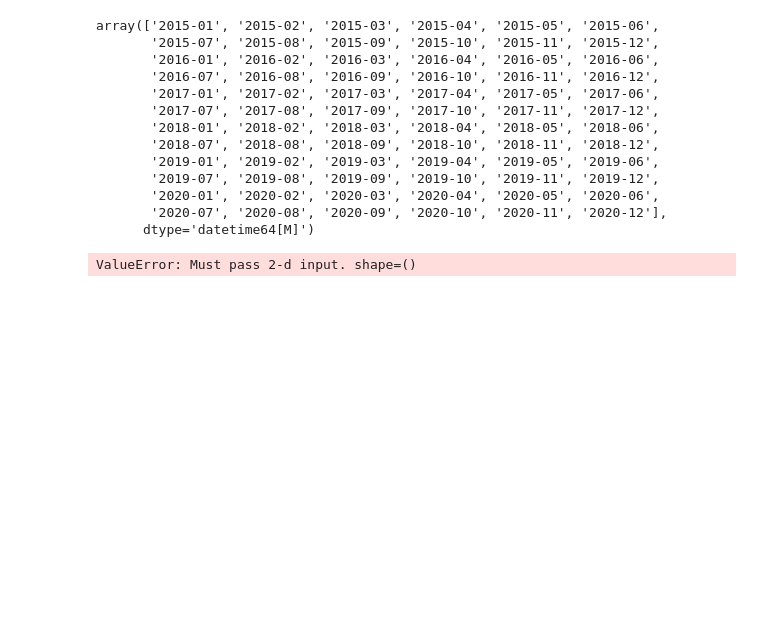
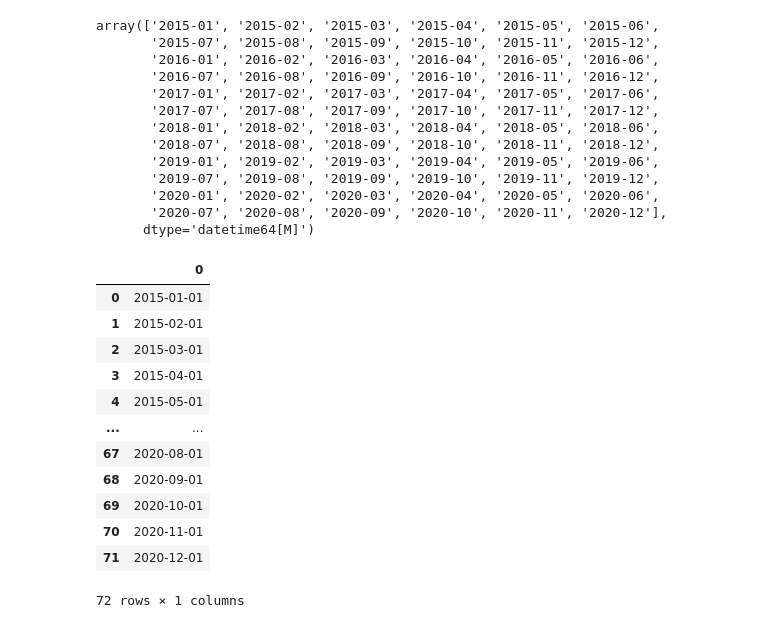
Before and after one commit to luizakuze/Cursos, a Jupyter notebook: cursos/series-temporais/fundamentos/primeiros_passos_serie.ipynb, the cells around one changed output. Saved outputs shown, nothing was run; the diff lists cells and outputs as text; code cells hidden in the pictures; blank space fills up the shorter version.

```diff
--- a/cursos/series-temporais/fundamentos/primeiros_passos_serie.ipynb
+++ b/cursos/series-temporais/fundamentos/primeiros_passos_serie.ipynb
@@ -290,5 +290,18 @@ array(['2015-01', '2015-02', '2015-03', '2015-04', '2015-05', '2015-06',
       dtype='datetime64[M]')
 # %%
 data = pd.DataFrame(data)
+data
 # %% [output]
+|  | 0 |
+| 0 | 2015-01-01 |
+| 1 | 2015-02-01 |
+| 2 | 2015-03-01 |
+| 3 | 2015-04-01 |
+| 4 | 2015-05-01 |
+| ... | ... |
+| 67 | 2020-08-01 |
+| 68 | 2020-09-01 |
+| 69 | 2020-10-01 |
+| 70 | 2020-11-01 |
+| 71 | 2020-12-01 |
-ValueError: Must pass 2-d input. shape=()
+72 rows × 1 columns
```
Also changed, not shown: parts of 34 cells of this notebook.
